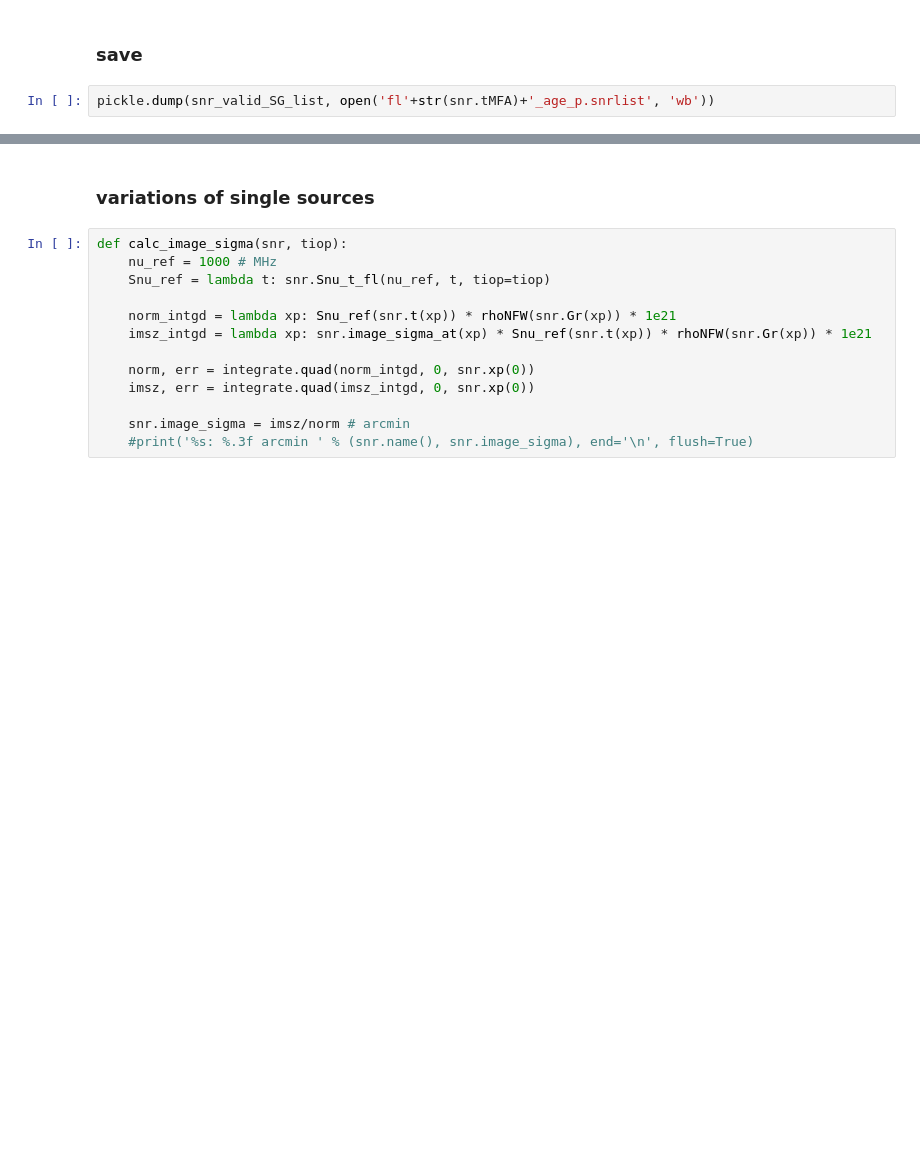
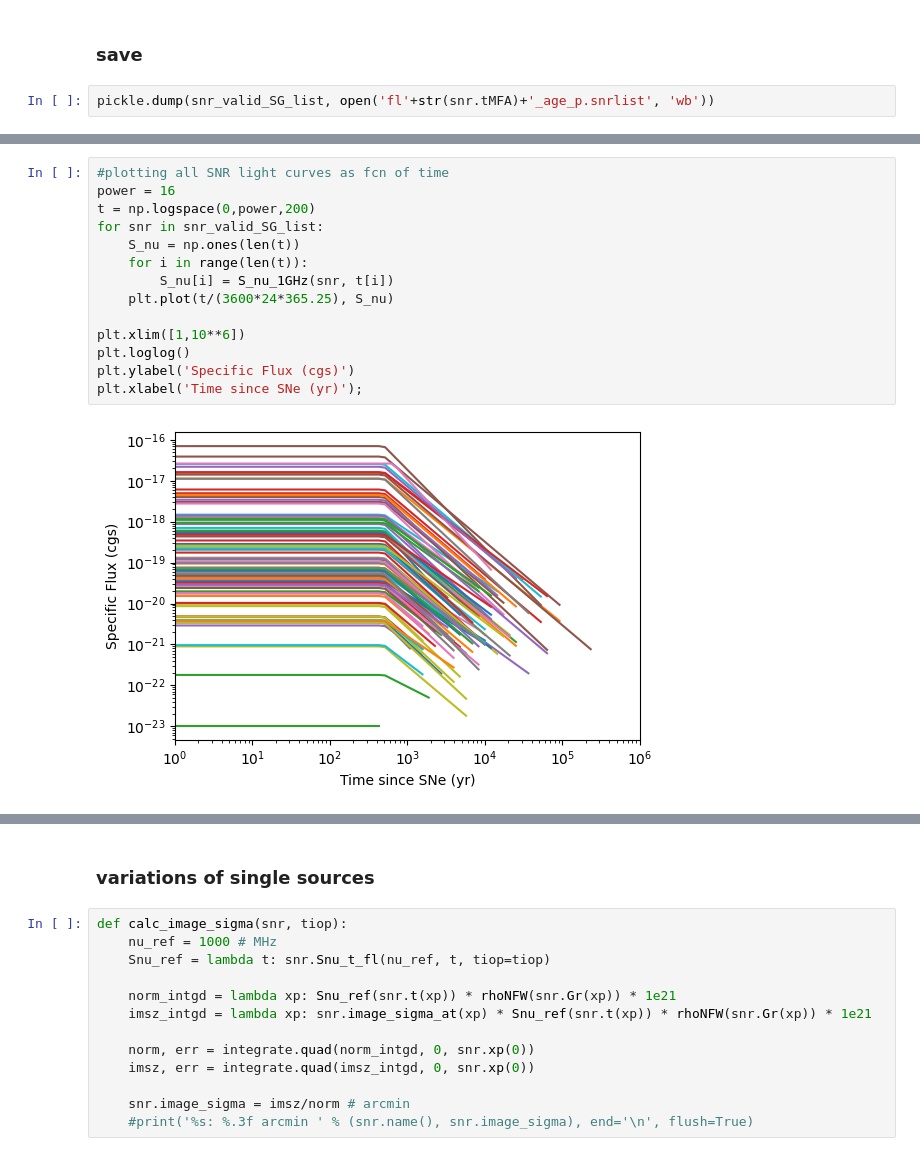
Before and after one commit to yitiansun/axion-mirror, a Jupyter notebook: SNR/catalog.ipynb, the cells around one changed output, grey strips where cells are left out. Saved outputs shown, nothing was run; the diff lists cells and outputs as text; blank space fills up the shorter version.

```diff
--- a/SNR/catalog.ipynb
+++ b/SNR/catalog.ipynb
@@ -217,0 +259,16 @@ pickle.dump(snr_valid_SG_list, open('fl'+str(snr.tMFA)+'_age_p.snrlist', 'wb'))
+# %%
+#plotting all SNR light curves as fcn of time
+power = 16
+t = np.logspace(0,power,200)
+for snr in snr_valid_SG_list:
+    S_nu = np.ones(len(t))
+    for i in range(len(t)):
+        S_nu[i] = S_nu_1GHz(snr, t[i])
+    plt.plot(t/(3600*24*365.25), S_nu)
+
+plt.xlim([1,10**6])
+plt.loglog()
+plt.ylabel('Specific Flux (cgs)')
+plt.xlabel('Time since SNe (yr)');
+# %% [output]
+[figure, added]
```
Also changed, not shown: parts of 8 cells of this notebook.
